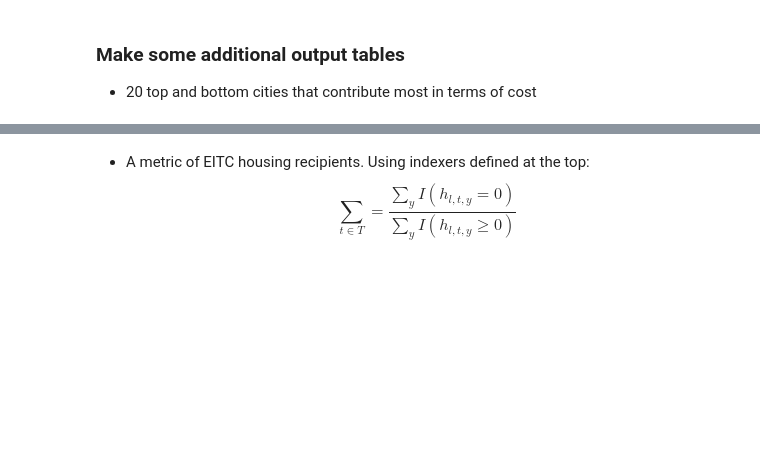
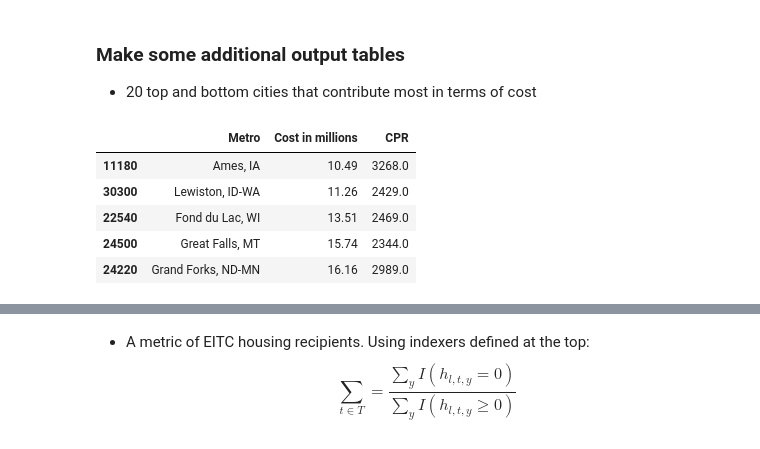
Before and after one commit to kiwiPhrases/EITChousing, a Jupyter notebook: EITC Housing Aid Cost Estimation multi.ipynb, the cells around one changed output, grey strips where cells are left out. Drawn from its saved outputs; the diff is of its cells as text; code cells hidden in the pictures; blank space fills up the shorter version.

```diff
--- a/EITC Housing Aid Cost Estimation multi.ipynb
+++ b/EITC Housing Aid Cost Estimation multi.ipynb
@@ -526,4 +545,13 @@ bottom_20_costs.columns = ['Metro','Cost']
 bottom_20_costs.Cost =(bottom_20_costs.Cost/1e6).round(2)
 bottom_20_costs.rename(columns = {'Cost':"Cost in millions"},inplace=True)
+# %%
+bottom_20_costs.head()
+# %% [output]
+|  | Metro | Cost in millions | CPR |
+| 11180 | Ames, IA | 10.49 | 3268.0 |
+| 30300 | Lewiston, ID-WA | 11.26 | 2429.0 |
+| 22540 | Fond du Lac, WI | 13.51 | 2469.0 |
+| 24500 | Great Falls, MT | 15.74 | 2344.0 |
+| 24220 | Grand Forks, ND-MN | 16.16 | 2989.0 |
 # %%
 top_20_cbsa = cost_per_metro.iloc[-20:].index
```
Also changed, not shown: parts of 21 cells of this notebook.
